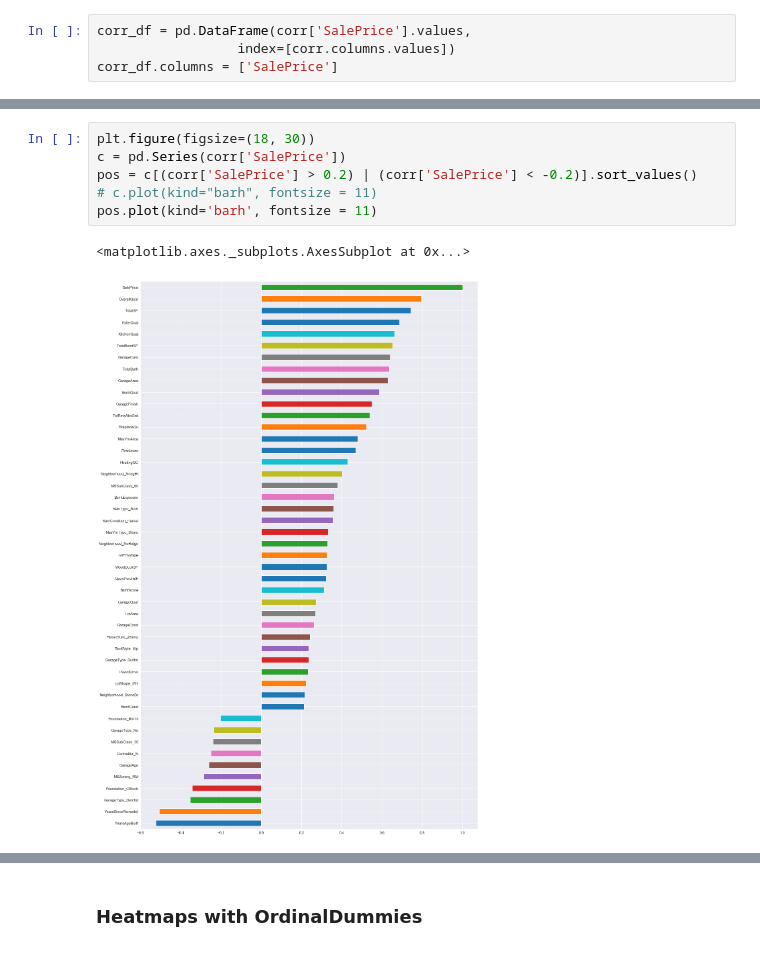
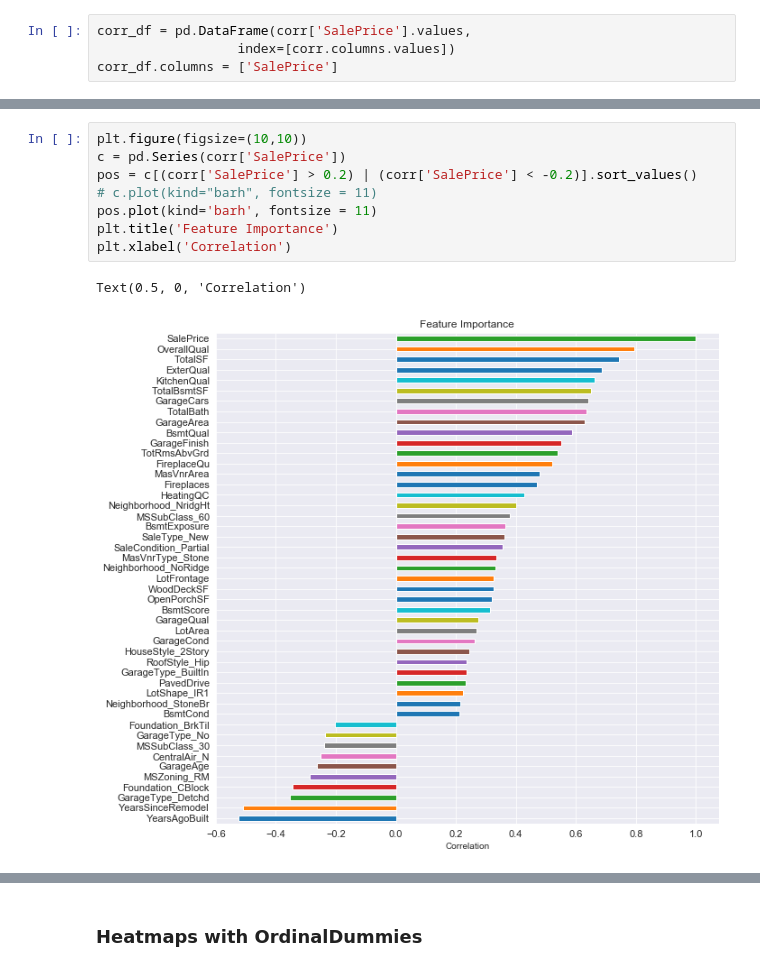
Before and after one commit to cchen17/machine-learning_house-prices, a Jupyter notebook: denise/EDA and Feature Selection.ipynb, the cells around one changed output, grey strips where cells are left out. Drawn from its saved outputs; the diff is of its cells as text.

```diff
--- a/denise/EDA and Feature Selection.ipynb
+++ b/denise/EDA and Feature Selection.ipynb
@@ -130,9 +97,11 @@ Name: SalePrice, dtype: float64
 # %%
-plt.figure(figsize=(18, 30))
+plt.figure(figsize=(10,10))
 c = pd.Series(corr['SalePrice'])
 pos = c[(corr['SalePrice'] > 0.2) | (corr['SalePrice'] < -0.2)].sort_values()
 # c.plot(kind="barh", fontsize = 11)
 pos.plot(kind='barh', fontsize = 11)
+plt.title('Feature Importance')
+plt.xlabel('Correlation')
 # %% [output]
-<matplotlib.axes._subplots.AxesSubplot at 0x...>
+Text(0.5, 0, 'Correlation')
-[figure, old version]
+[figure, new version]
```
Also changed, not shown: parts of 14 cells of this notebook, 2 other files.
